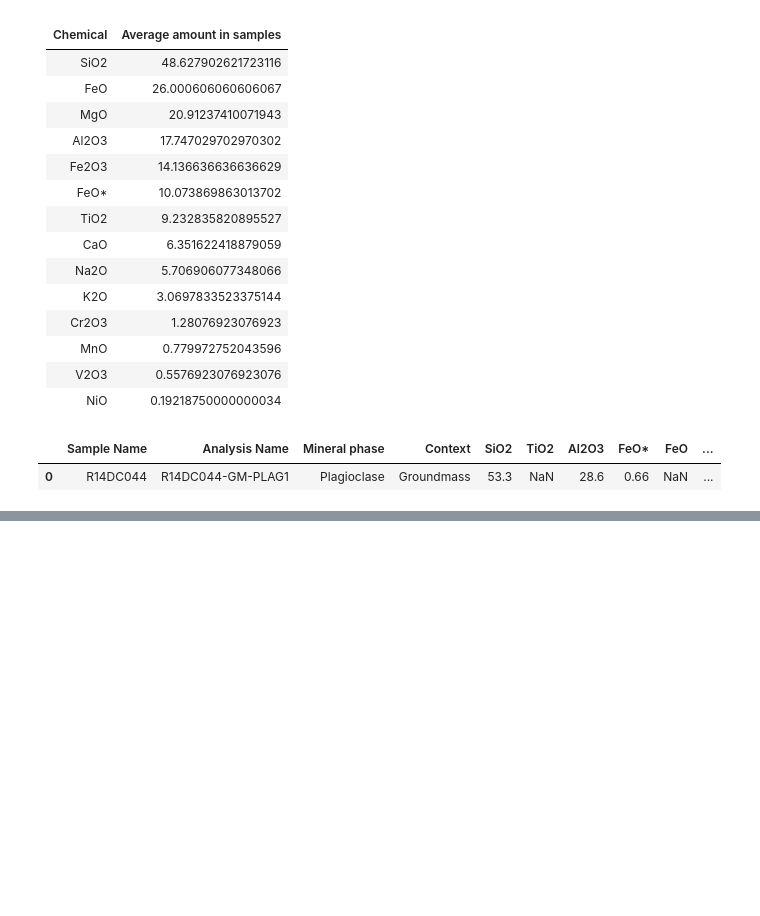
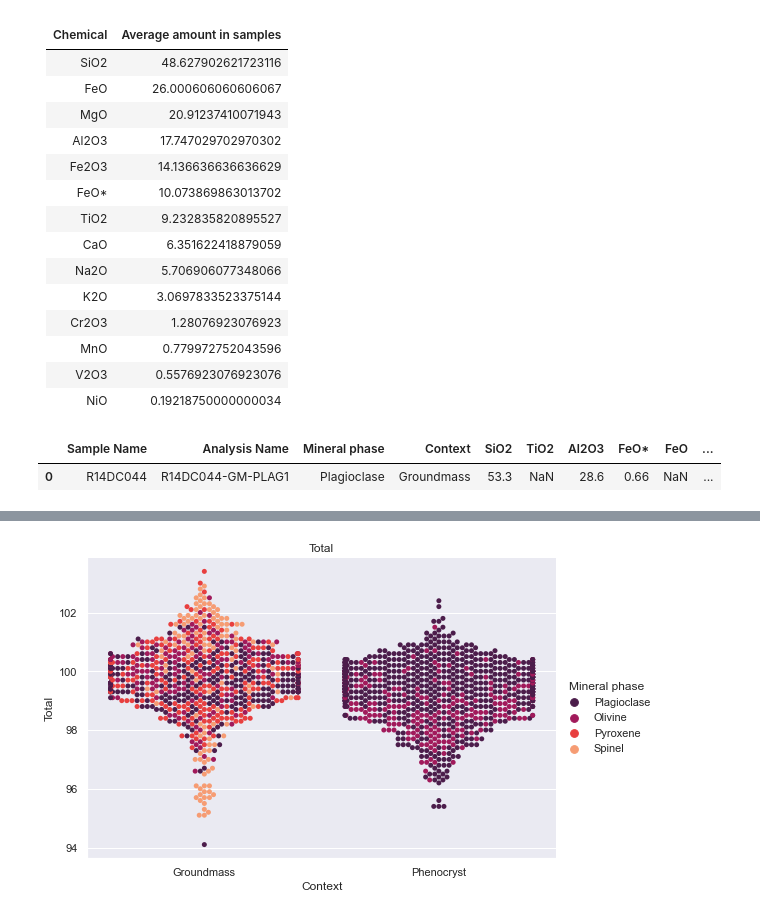
Before and after one commit to connorescajeda/CSCI285Lab2, a Jupyter notebook: MVC_EMPAnb.ipynb, the cells around one changed output, grey strips where cells are left out. Cells and saved outputs as stored; diff of their text form; code cells hidden in the pictures; blank space fills up the shorter version.

```diff
--- a/MVC_EMPAnb.ipynb
+++ b/MVC_EMPAnb.ipynb
@@ -295,0 +282,14 @@ swarm = sns.catplot(
+# %%
+swarm = sns.catplot(
+    data=df,
+    kind="swarm",
+    x='Context',
+    y='Total',
+    aspect=1.5,
+    hue='Mineral phase',
+    palette='rocket',
+).set(
+    title="Total"
+)
+# %% [output]
+[figure, added]
```
Also changed, not shown: parts of 26 cells of this notebook.
